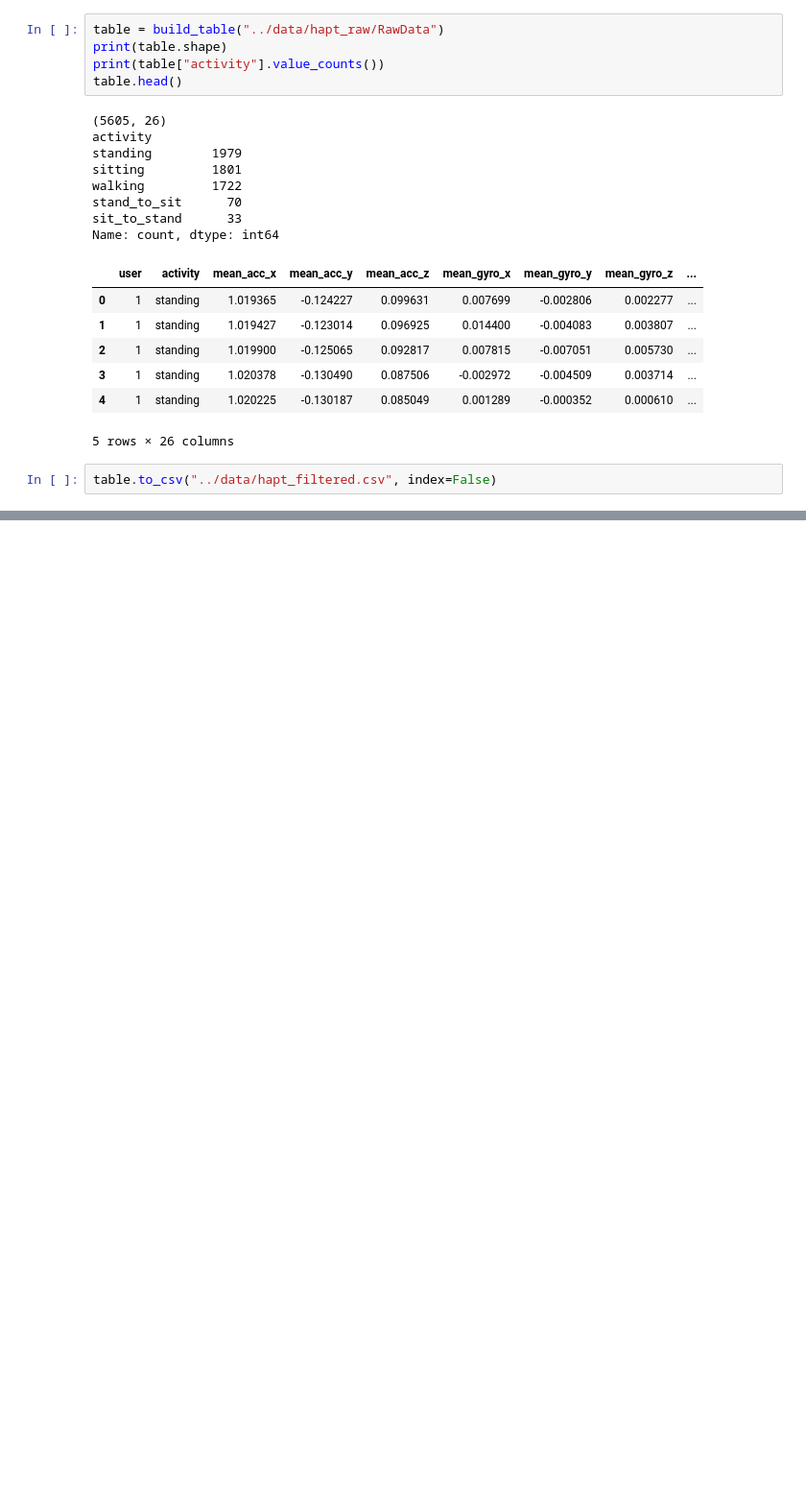
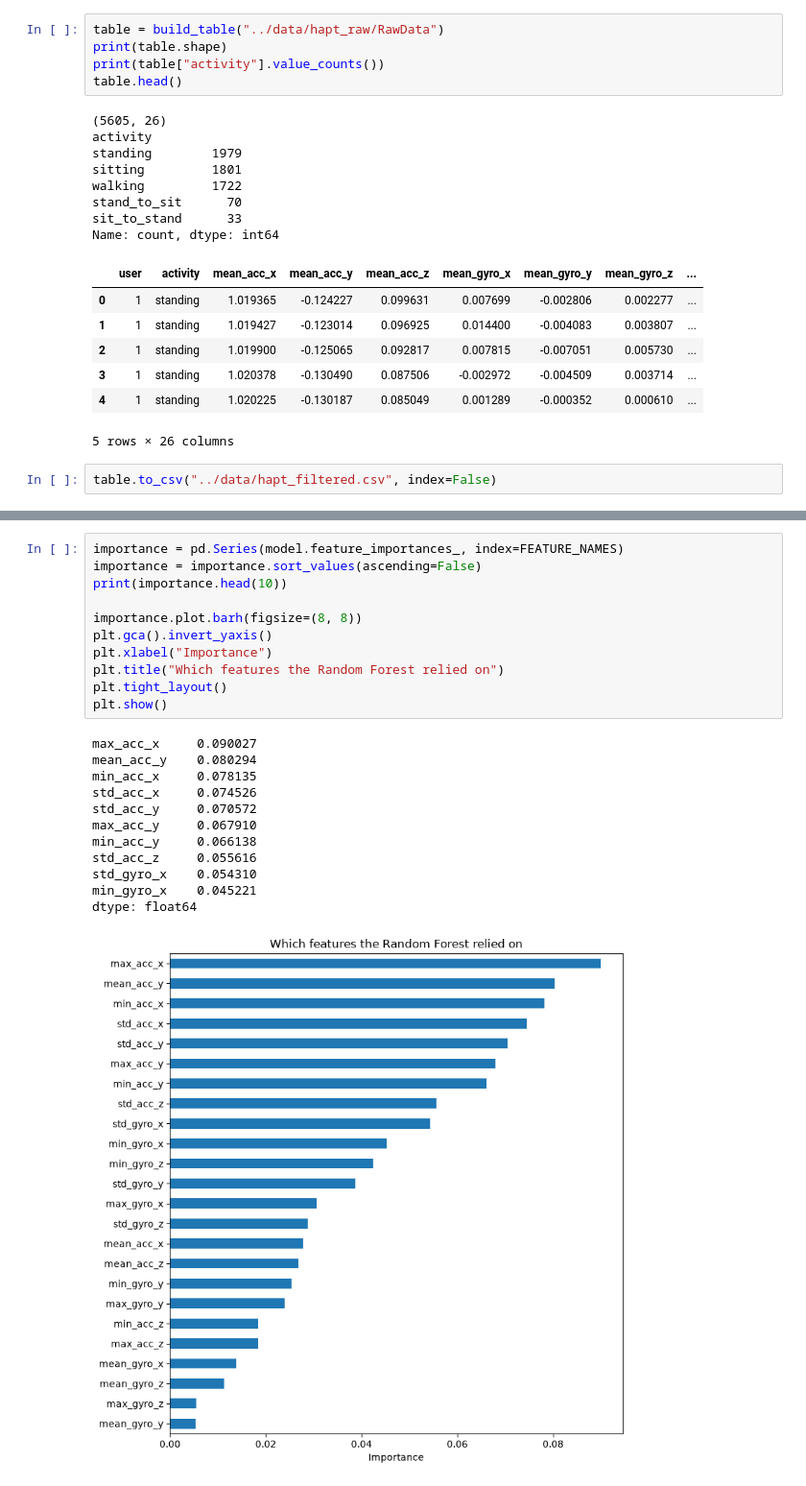
Before and after one commit to 0wenmarks/IoT_S1_Models, a Jupyter notebook: IoT_S1_Owen/notebooks/devTest.ipynb, the cells around one changed output, grey strips where cells are left out. Shown at 96% size. Saved outputs shown, nothing was run; the diff lists cells and outputs as text; blank space fills up the shorter version.

```diff
--- a/IoT_S1_Owen/notebooks/devTest.ipynb
+++ b/IoT_S1_Owen/notebooks/devTest.ipynb
@@ -75,0 +80,24 @@ weighted avg       0.92      0.92      0.92      1824
+# %%
+importance = pd.Series(model.feature_importances_, index=FEATURE_NAMES)
+importance = importance.sort_values(ascending=False)
+print(importance.head(10))
+
+importance.plot.barh(figsize=(8, 8))
+plt.gca().invert_yaxis()
+plt.xlabel("Importance")
+plt.title("Which features the Random Forest relied on")
+plt.tight_layout()
+plt.show()
+# %% [output]
+max_acc_x     0.090027
+mean_acc_y    0.080294
+min_acc_x     0.078135
+std_acc_x     0.074526
+std_acc_y     0.070572
+max_acc_y     0.067910
+min_acc_y     0.066138
+std_acc_z     0.055616
+std_gyro_x    0.054310
+min_gyro_x    0.045221
+dtype: float64
+[figure, added]
```
Also changed, not shown: parts of 4 cells of this notebook.
